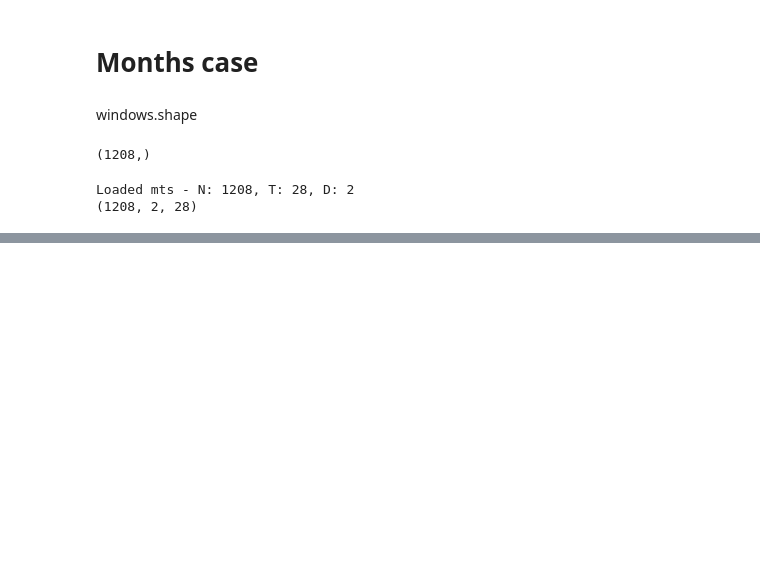
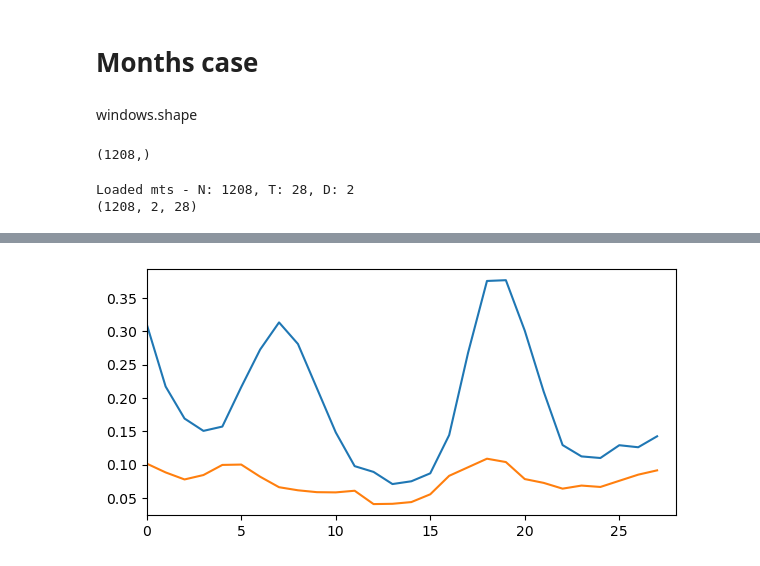
Before and after one commit to texsmv/airq_tool, a Jupyter notebook: ontario_projections_months.ipynb, the cells around one changed output, grey strips where cells are left out. Cells and saved outputs as stored; diff of their text form; code cells hidden in the pictures; blank space fills up the shorter version.

```diff
--- a/ontario_projections_months.ipynb
+++ b/ontario_projections_months.ipynb
@@ -203,0 +182,4 @@ mts shape: N: 358 -  T: 28 - D: 6
+# %%
+plot1d(rec[pos])
+# %% [output]
+[figure, added]
```
Also changed, not shown: parts of 13 cells of this notebook, 5 other files.
